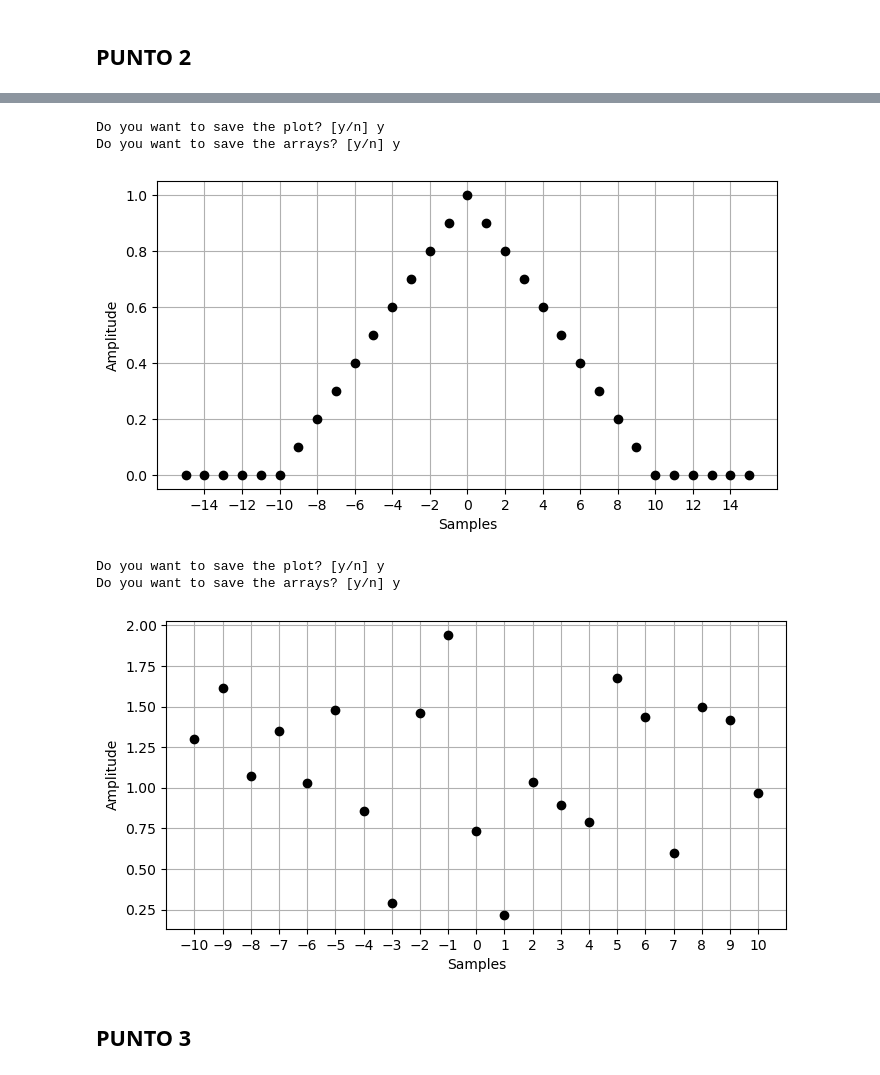
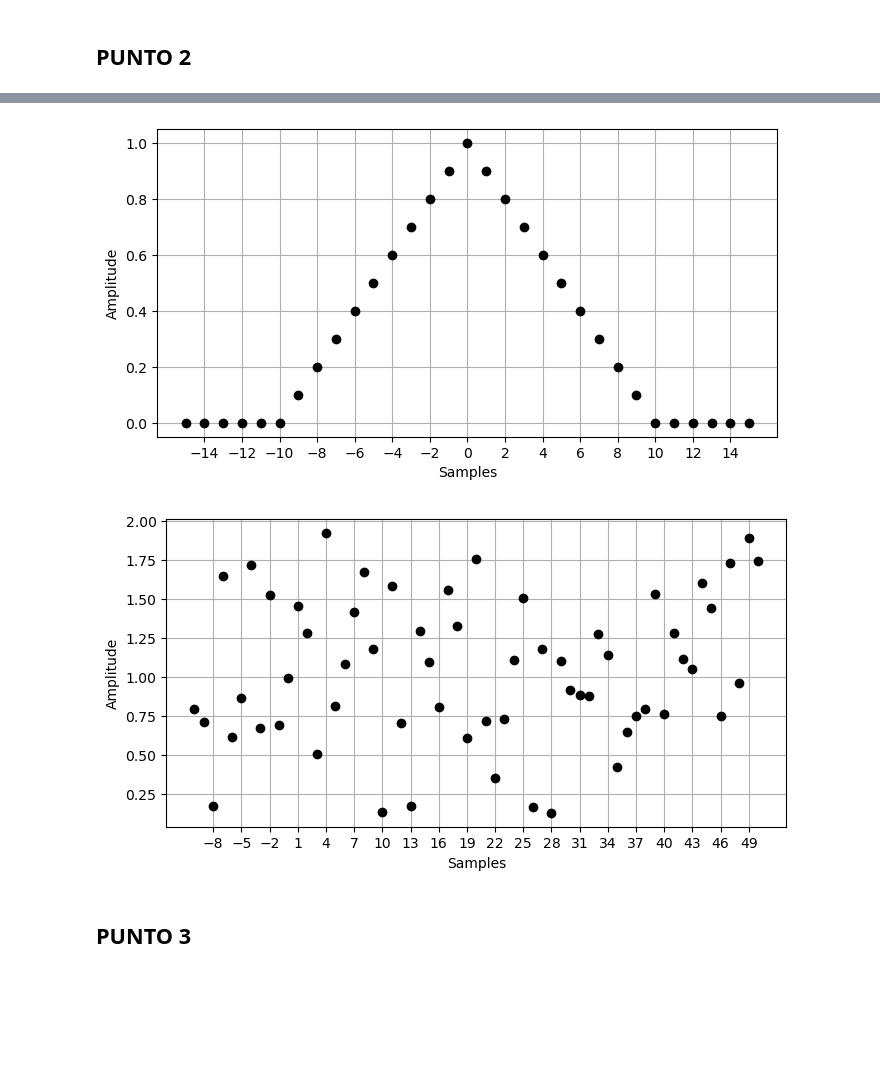
Before and after one commit to mrmalvicino/signals-and-systems-assignments, a Jupyter notebook: Malvicino_Maximiliano_TP1/main.ipynb, the cells around one changed output, grey strips where cells are left out. Drawn from its saved outputs; the diff is of its cells as text; code cells hidden in the pictures; blank space fills up the shorter version.

```diff
--- a/Malvicino_Maximiliano_TP1/main.ipynb
+++ b/Malvicino_Maximiliano_TP1/main.ipynb
@@ -43,4 +43,6 @@ functions.info(True)
 There is no information available for <class 'bool'>.
 # %% [markdown]
 ## PUNTO 2
+# %%
+kwargs = {'save_plot': True , 'save_array': True}
 # %%
@@ -59,16 +59,12 @@ Do you want to save the arrays? [y/n] y
 [figure]
 # %%
-functions.gen_discrete_signals('triangPulse', a=-15, b=15, m=10)
+functions.gen_discrete_signals('triangPulse', n_start=-15, n_end=15, m=10, **kwargs)
 # %% [output]
-Do you want to save the plot? [y/n] y
-Do you want to save the arrays? [y/n] y
 [figure]
 # %%
-functions.gen_discrete_signals('rnd', mu=1, sigma=0.5)
+functions.gen_discrete_signals('rnd', mu=1, sigma=0.5, n_end=50, **kwargs)
 # %% [output]
-Do you want to save the plot? [y/n] y
-Do you want to save the arrays? [y/n] y
-[figure, old version]
+[figure, new version]
 # %% [markdown]
 ## PUNTO 3
 # %%
```
Also changed, not shown: parts of 8 cells of this notebook, 6 other files.
